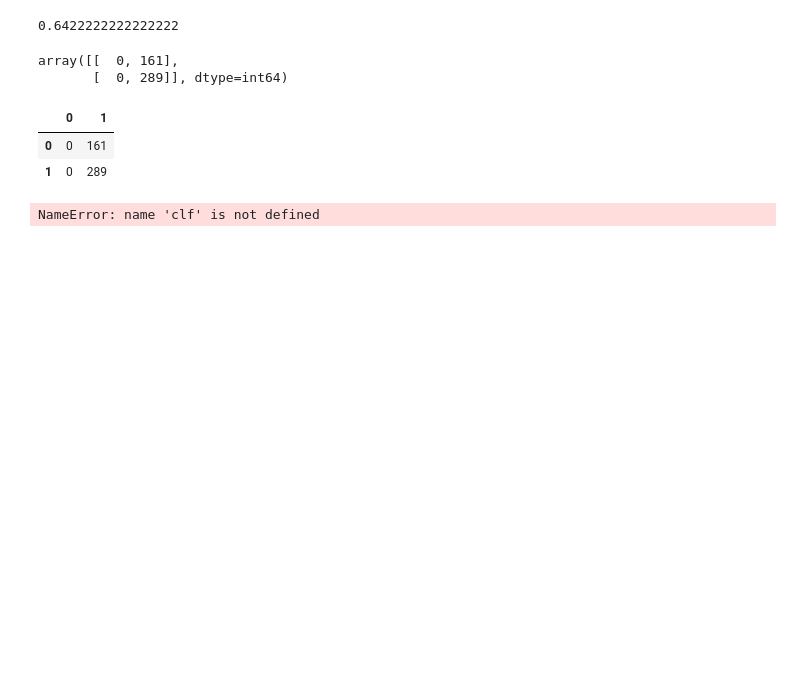
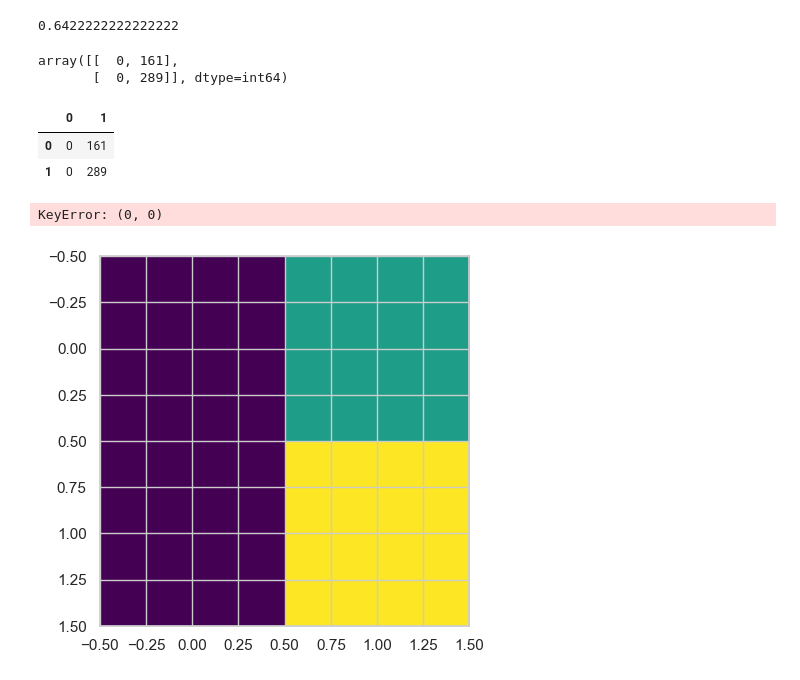
Before and after one commit to Nada-Lahbib/Project_10_Detection_des_faux_billets_avec_Python, a Jupyter notebook: notebooks/LAHBIB_Nada_1_notebook_022024.ipynb, the cells around one changed output. Saved outputs shown, nothing was run; the diff lists cells and outputs as text; code cells hidden in the pictures; blank space fills up the shorter version.

Commit message:
matrice de confusion

```diff
--- a/notebooks/LAHBIB_Nada_1_notebook_022024.ipynb
+++ b/notebooks/LAHBIB_Nada_1_notebook_022024.ipynb
@@ -801,9 +801,9 @@ mat
 # %%
 from sklearn.metrics import ConfusionMatrixDisplay, confusion_matrix
 
-y_pred = clf.predict(test_y)
-cm = confusion_matrix(test_y, y_pred)
 
-cm_display = ConfusionMatrixDisplay(cm).plot()
+
+cm_display = ConfusionMatrixDisplay(mat).plot()
 # %% [output]
-NameError: name 'clf' is not defined
+KeyError: (0, 0)
+[figure, added]
```
